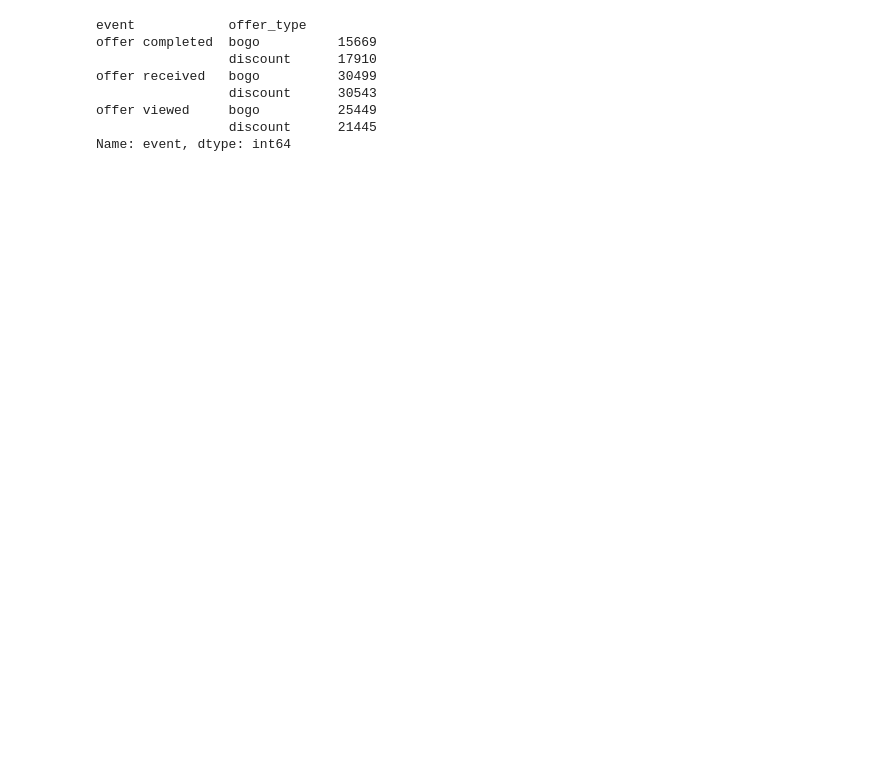
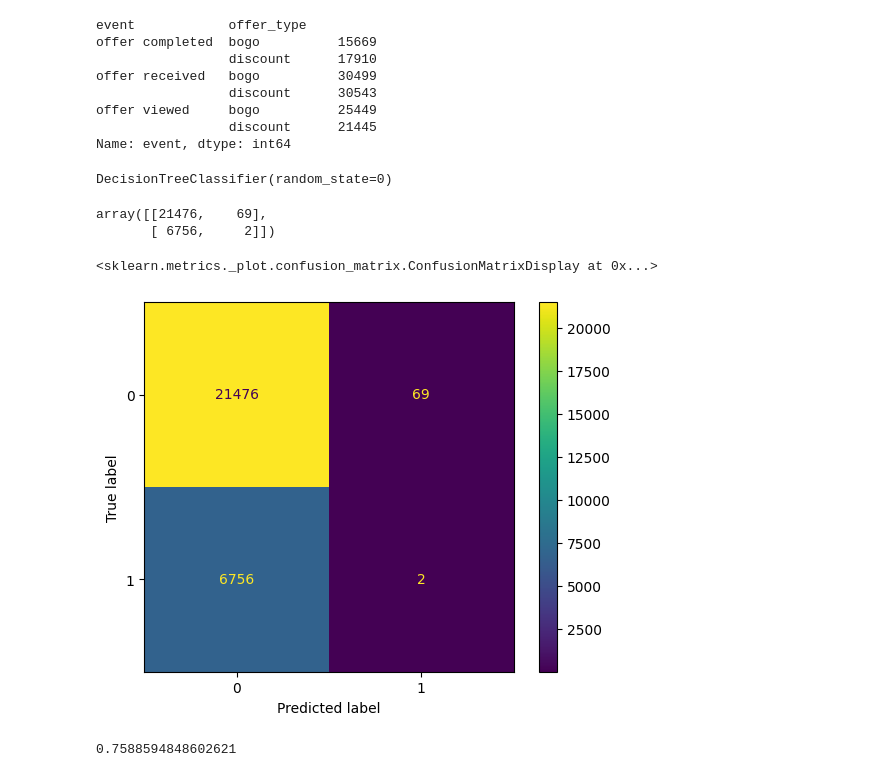
Before and after one commit to dexterb747/udacity-starbucks-project, a Jupyter notebook: Starbucks_Capstone_notebook.ipynb, the cells around one changed output. Drawn from its saved outputs; the diff is of its cells as text; code cells hidden in the pictures; blank space fills up the shorter version.

```diff
--- a/Starbucks_Capstone_notebook.ipynb
+++ b/Starbucks_Capstone_notebook.ipynb
@@ -323,0 +317,26 @@ X_train,X_test,y_train,y_test=train_test_split(X,y,train_size=.70,random_state=1
+# %%
+#fit the decision tree model
+decisiontreemodel.fit(X_train, y_train)
+# %% [output]
+DecisionTreeClassifier(random_state=0)
+# %%
+#test the prediction of the decision tree model
+testdecisiontreeprediction = decisiontreemodel.predict(X_test)
+# %%
+#generate the confusion matrix for the decision tree model
+confusionmatrixdecisiontree=confusion_matrix(y_test,testdecisiontreeprediction)
+# %%
+#show the confusion matrix for the decision tree model
+confusionmatrixdecisiontree
+# %% [output]
+array([[21476,    69],
+       [ 6756,     2]])
+# %%
+#generate the display for the confusion matrix for the decision tree model
+dispdecisiontree = ConfusionMatrixDisplay(confusion_matrix=confusionmatrixdecisiontree)
+# %%
+#plot the display for the confusion matrix for the decision tree model
+dispdecisiontree.plot()
+# %% [output]
+<sklearn.metrics._plot.confusion_matrix.ConfusionMatrixDisplay at 0x...>
+[figure, added]
@@ -324 +346,6 @@ X_train,X_test,y_train,y_test=train_test_split(X,y,train_size=.70,random_state=1
+# %%
+#print the accuracy score for the decision tree model
+print(accuracydecisiontree)
+# %% [output]
+0.7588594848602621
 # %%
```
Also changed, not shown: parts of 30 cells of this notebook, 2 other files.
